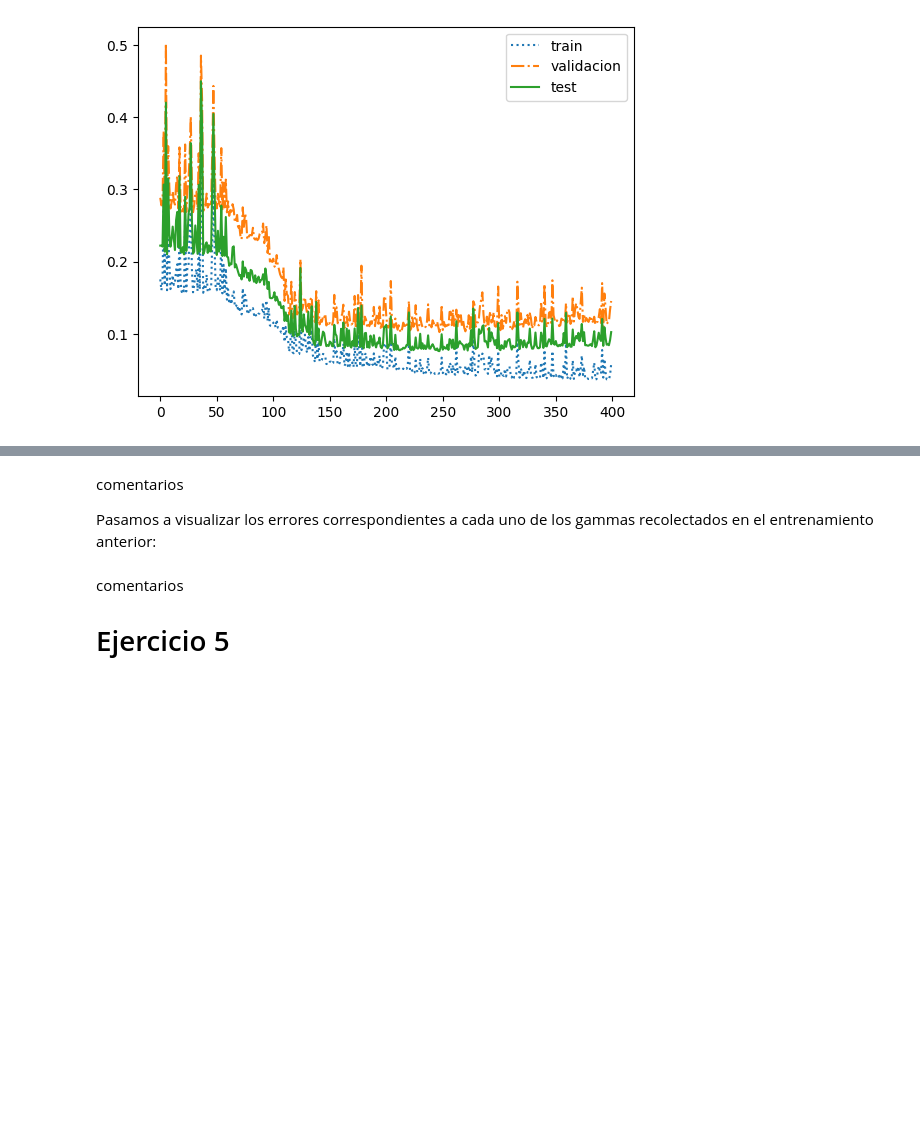
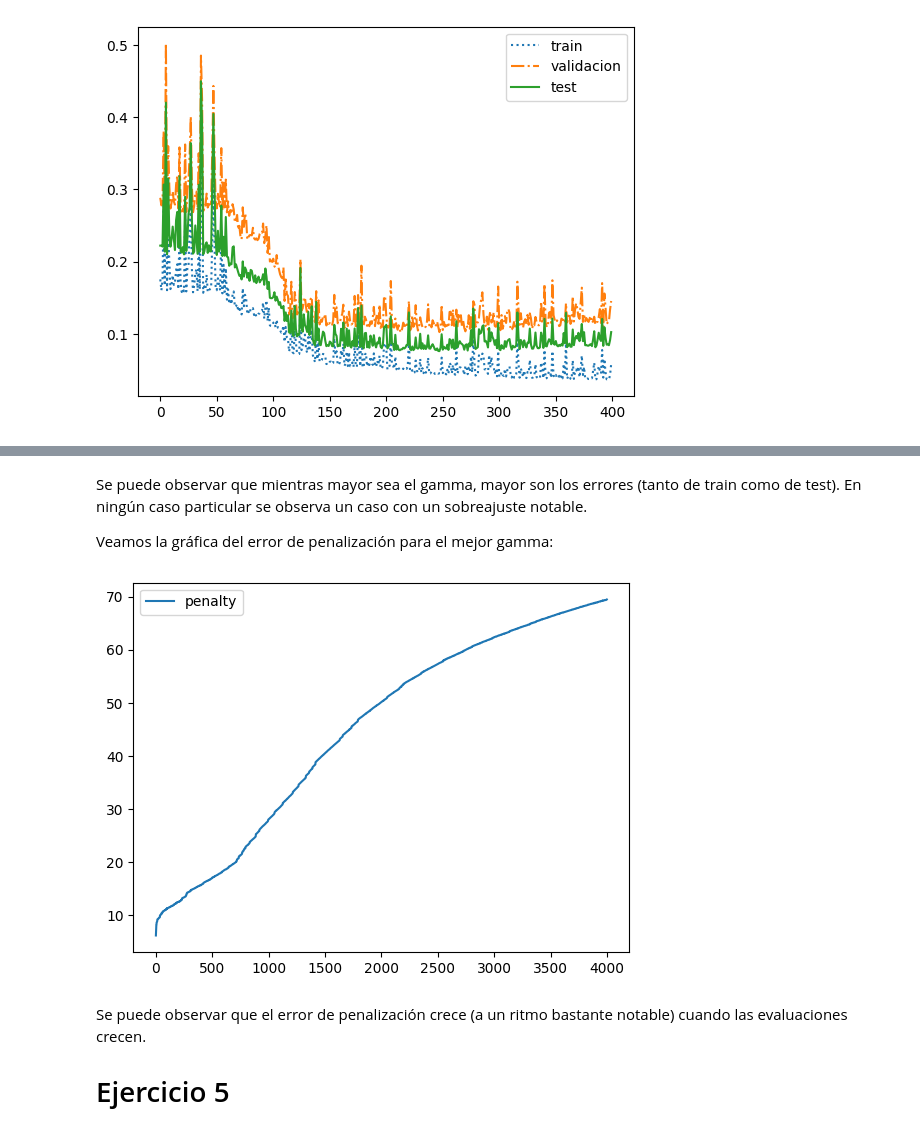
Before and after one commit to alduzarate/MachineLearning, a Jupyter notebook: TP2/ANN.ipynb, the cells around one changed output, grey strips where cells are left out. Cells and saved outputs as stored; diff of their text form; code cells hidden in the pictures; blank space fills up the shorter version.

```diff
--- a/TP2/ANN.ipynb
+++ b/TP2/ANN.ipynb
@@ -399,8 +415,12 @@ Mostramos la gráfica del error de penalización:
+# %% [markdown]
+Se puede observar que mientras mayor sea el gamma, mayor son los errores (tanto de train como de test). En ningún caso particular se observa un caso con un sobreajuste notable.
+
+Veamos la gráfica del error de penalización para el mejor gamma:
 # %%
-plt.plot(evaluaciones, datos_errores['e_penalty'], label = 'penalty')
+datos_errores = pd.read_csv('ej4/datos_errores_bestgamma_1e-06.csv')
+datos_errores = datos_errores.drop('Unnamed: 0', axis=1)
+plt.plot(list(evaluaciones), datos_errores['e_penalty'], label = 'penalty', linestyle="-")
 plt.legend()
 plt.show()
+# %% [output]
+[figure, added]
-# %% [markdown]
-comentarios
-
-Pasamos a visualizar los errores correspondientes a cada uno de los gammas recolectados en el entrenamiento anterior:
@@ -416,7 +427,7 @@ for gamma in [10**(-6), 10**(-5), 10**(-4), 10**(-3), 10**(-2), 10**(-1)]:
-# %% [markdown]
-comentarios
-
-# Ejercicio 5
+# %% [markdown]
+Se puede observar que el error de penalización crece (a un ritmo bastante notable) cuando las evaluaciones crecen.
+
+# Ejercicio 5
 # %%
 # Modifico la función de entrenamiento de redes de clasificación para que se adapte al modelo de los árboles
 def entrenar_red_clasificacion_ej5(red, evaluaciones, X_train, y_train, X_test, y_test):
```
Also changed, not shown: parts of 10 cells of this notebook, 2 other files.
